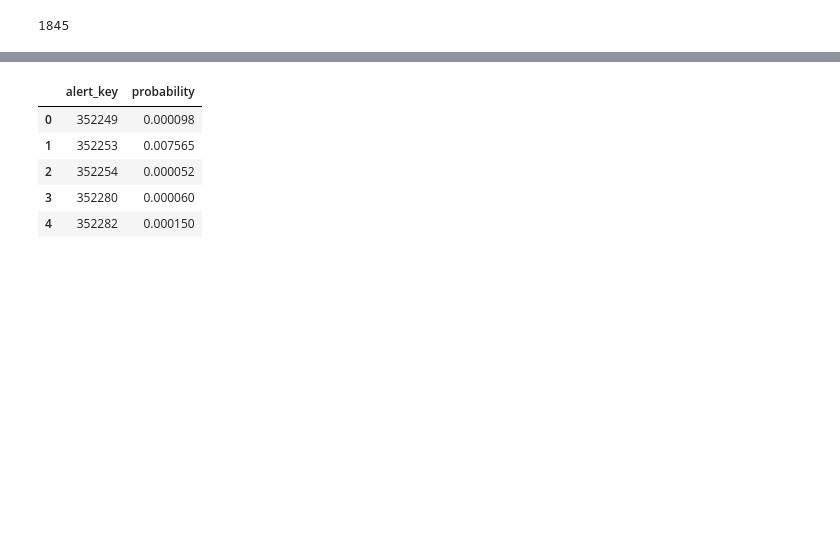
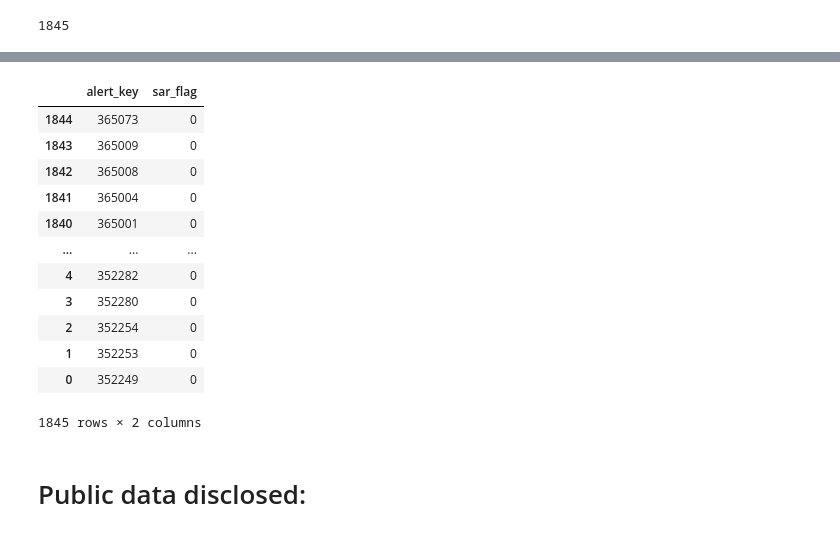
Before and after one commit to difersalest/Fraud-Competition, a Jupyter notebook: Fraud Detection Test.ipynb, the cells around one changed output, grey strips where cells are left out. Drawn from its saved outputs; the diff is of its cells as text; code cells hidden in the pictures; blank space fills up the shorter version.

```diff
--- a/Fraud Detection Test.ipynb
+++ b/Fraud Detection Test.ipynb
@@ -337,14 +353,25 @@ len(bTest)
 # %%
 #Create a dataframe with bTest alert_key column and xgb_pred_test_prob 1 column
-my_submission = pd.DataFrame({'alert_key':bTest['alert_key'], 'probability':xgb_pred_test_prob[1]})
-my_submission.head()
+my_submission = pd.DataFrame({'alert_key':bTest['alert_key'], 'sar_flag':(round(xgb_pred_test_prob[1])).apply(int)})
+my_submission['alert_key'] = my_submission['alert_key'].astype(int)
+my_submission=my_submission.sort_values(by='alert_key', ascending=False)
+my_submission
 # %% [output]
-|  | alert_key | probability |
-| 0 | 352249 | 0.000098 |
-| 1 | 352253 | 0.007565 |
-| 2 | 352254 | 0.000052 |
-| 3 | 352280 | 0.000060 |
-| 4 | 352282 | 0.000150 |
+|  | alert_key | sar_flag |
+| 1844 | 365073 | 0 |
+| 1843 | 365009 | 0 |
+| 1842 | 365008 | 0 |
+| 1841 | 365004 | 0 |
+| 1840 | 365001 | 0 |
+| ... | ... | ... |
+| 4 | 352282 | 0 |
+| 3 | 352280 | 0 |
+| 2 | 352254 | 0 |
+| 1 | 352253 | 0 |
+| 0 | 352249 | 0 |
+1845 rows × 2 columns
 # %%
 #convert the dataframe to csv
 my_submission.to_csv('submission.csv', index=False)
+# %% [markdown]
+# Public data disclosed:
```
Also changed, not shown: parts of 61 cells of this notebook, 12 other files.
